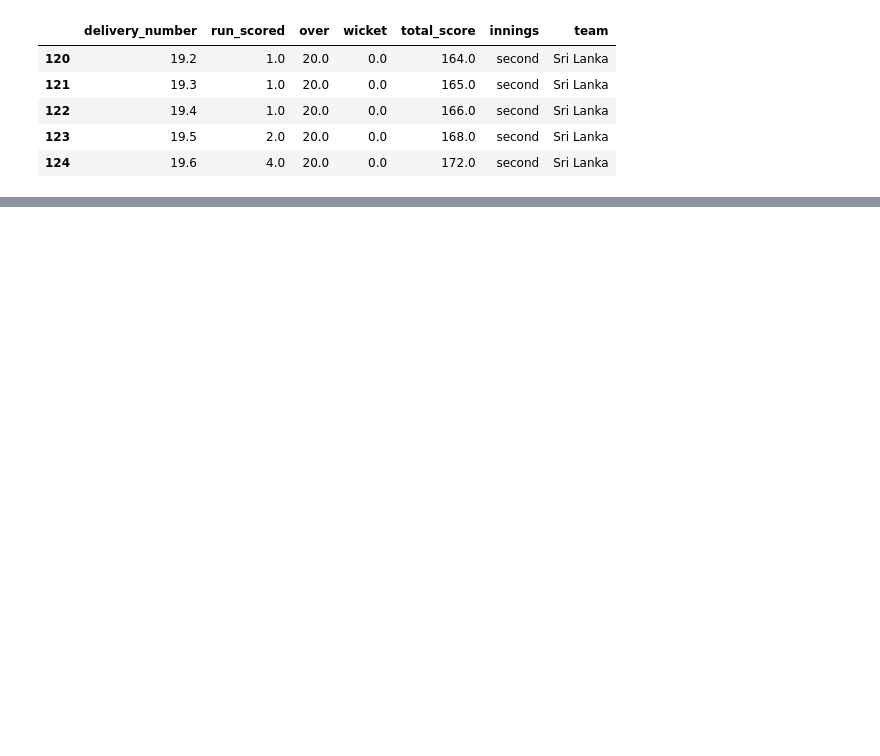
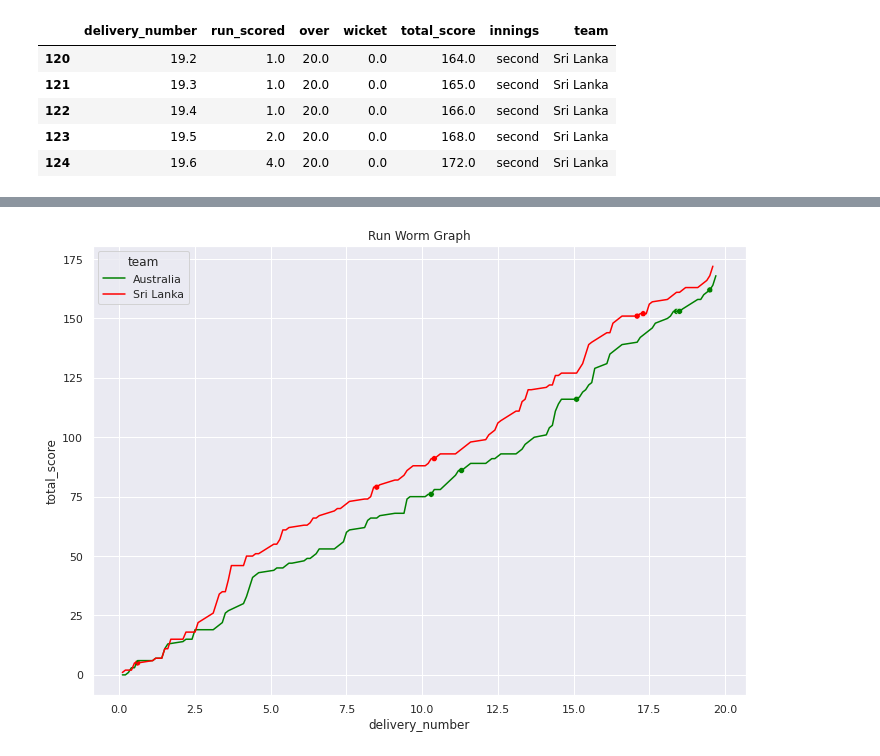
Before and after one commit to martydom/icc-data-analysis, a Jupyter notebook: Devashish_Bose_Guided_Project.ipynb, the cells around one changed output, grey strips where cells are left out. Cells and saved outputs as stored; diff of their text form; code cells hidden in the pictures; blank space fills up the shorter version.

```diff
--- a/Devashish_Bose_Guided_Project.ipynb
+++ b/Devashish_Bose_Guided_Project.ipynb
@@ -192,0 +191,6 @@ Text(0.5, 1.0, 'Run Worm Graph')
+# %%
+sns.lineplot(x='delivery_number',y = 'total_score',data=match_score,hue = 'team',style= 'team',palette={'Sri Lanka':'red','Australia':'green'},dashes=False,legend='brief').set_title("Run Worm Graph")
+sns.scatterplot(x='delivery_number',y = 'total_score',data=wicket_df,hue = 'team',style= 'team',palette={'Sri Lanka':'red','Australia':'green'},markers = ['o','o'],legend = False)
+sns.set(rc={'figure.figsize':(20,14)})
+# %% [output]
+[figure, added]
```
Also changed, not shown: parts of 5 cells of this notebook.
